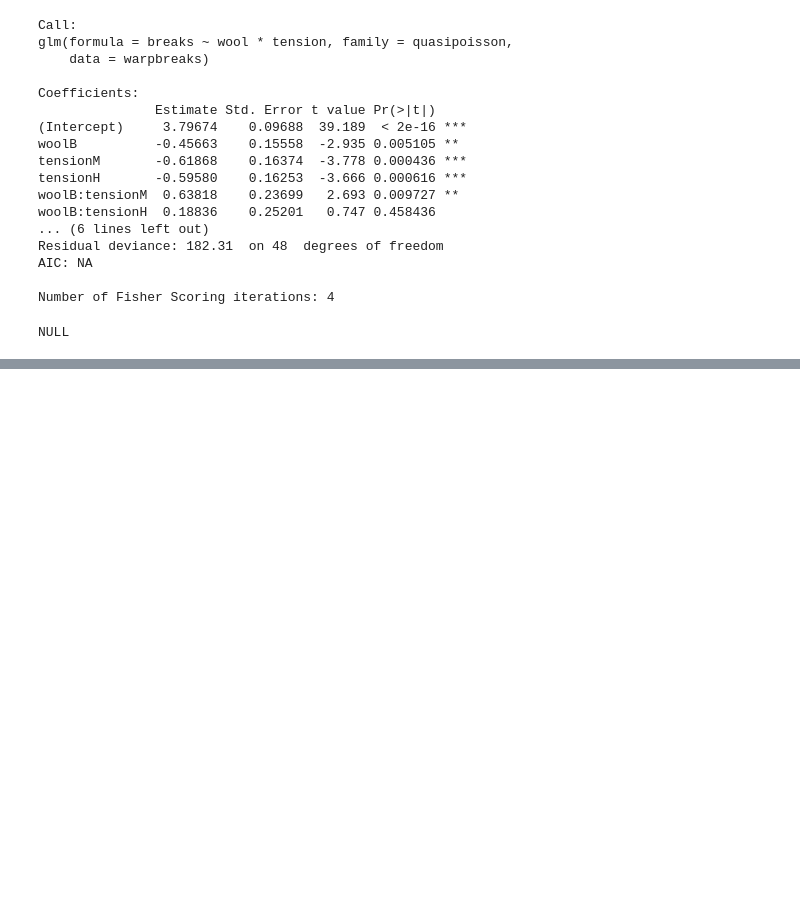
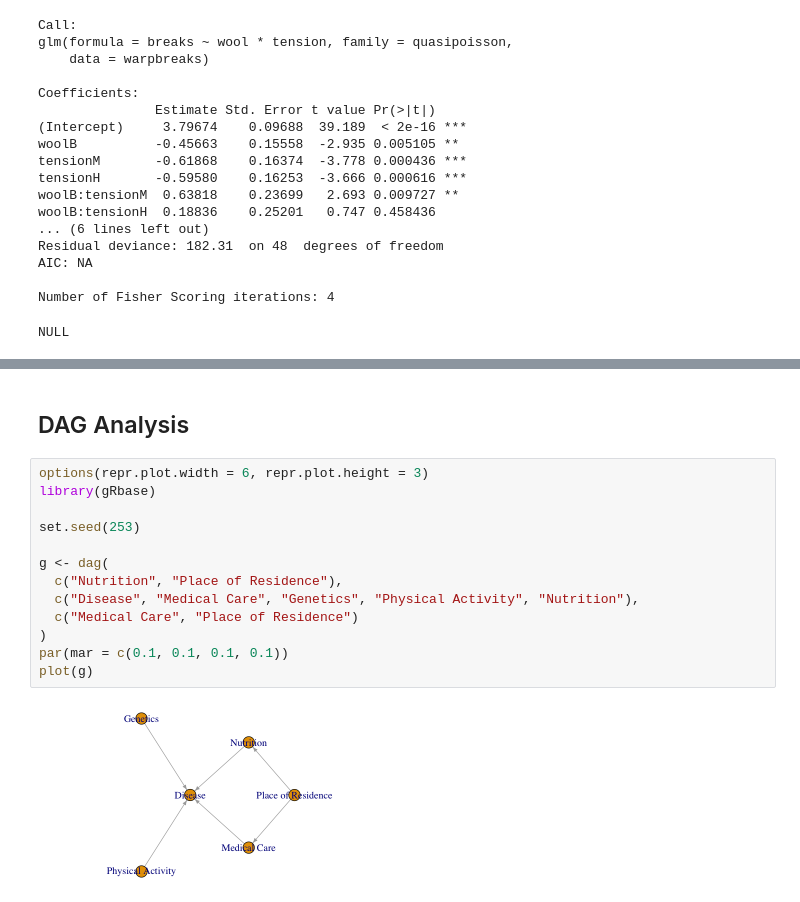
Before and after one commit to marbetschar/marco.betschart.name, a Jupyter notebook: projects/masters-degree-in-data-science/advanced-statistical-data-analysis.ipynb, the cells around one changed output, grey strips where cells are left out. Saved outputs shown, nothing was run; the diff lists cells and outputs as text; blank space fills up the shorter version.

```diff
--- a/projects/masters-degree-in-data-science/advanced-statistical-data-analysis.ipynb
+++ b/projects/masters-degree-in-data-science/advanced-statistical-data-analysis.ipynb
@@ -1376 +1175,18 @@ A matrix: 2 × 2 of type dbl
+# %% [markdown]
+## DAG Analysis
+# %%
+options(repr.plot.width = 6, repr.plot.height = 3)
+library(gRbase)
+
+set.seed(253)
+
+g <- dag(
+  c("Nutrition", "Place of Residence"),
+  c("Disease", "Medical Care", "Genetics", "Physical Activity", "Nutrition"),
+  c("Medical Care", "Place of Residence")
+)
+par(mar = c(0.1, 0.1, 0.1, 0.1))
+plot(g)
+# %% [output]
+[figure, added]
 # %% [markdown]
```
Also changed, not shown: parts of 86 cells of this notebook.
